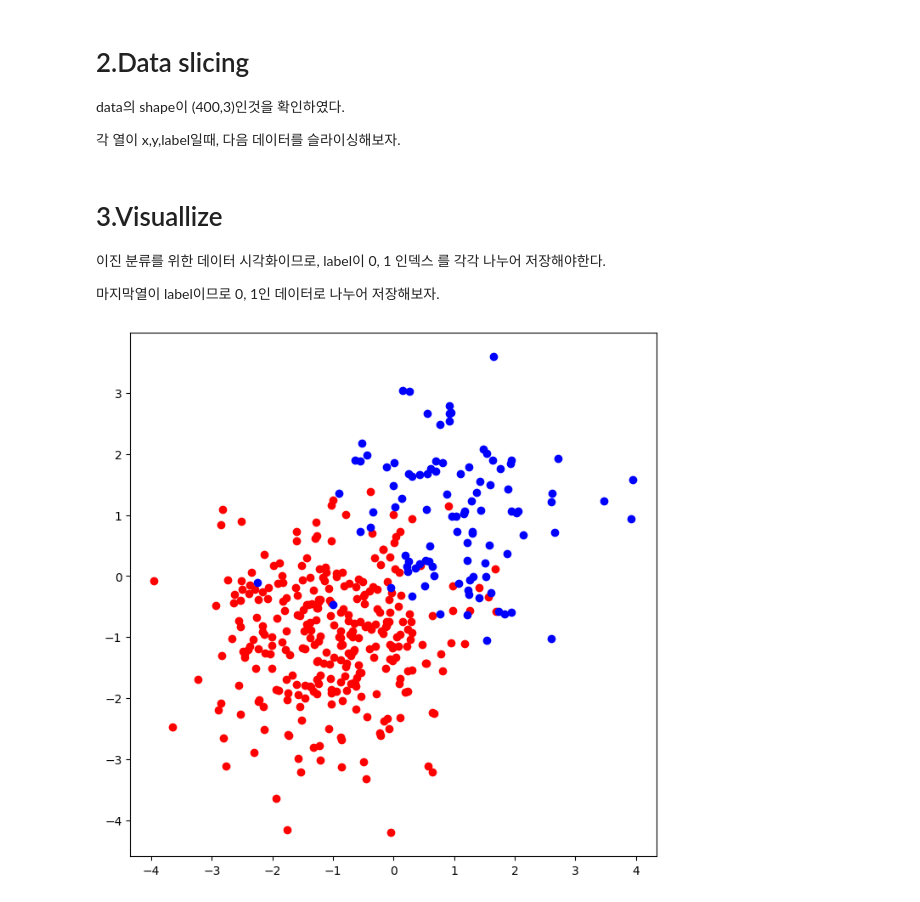
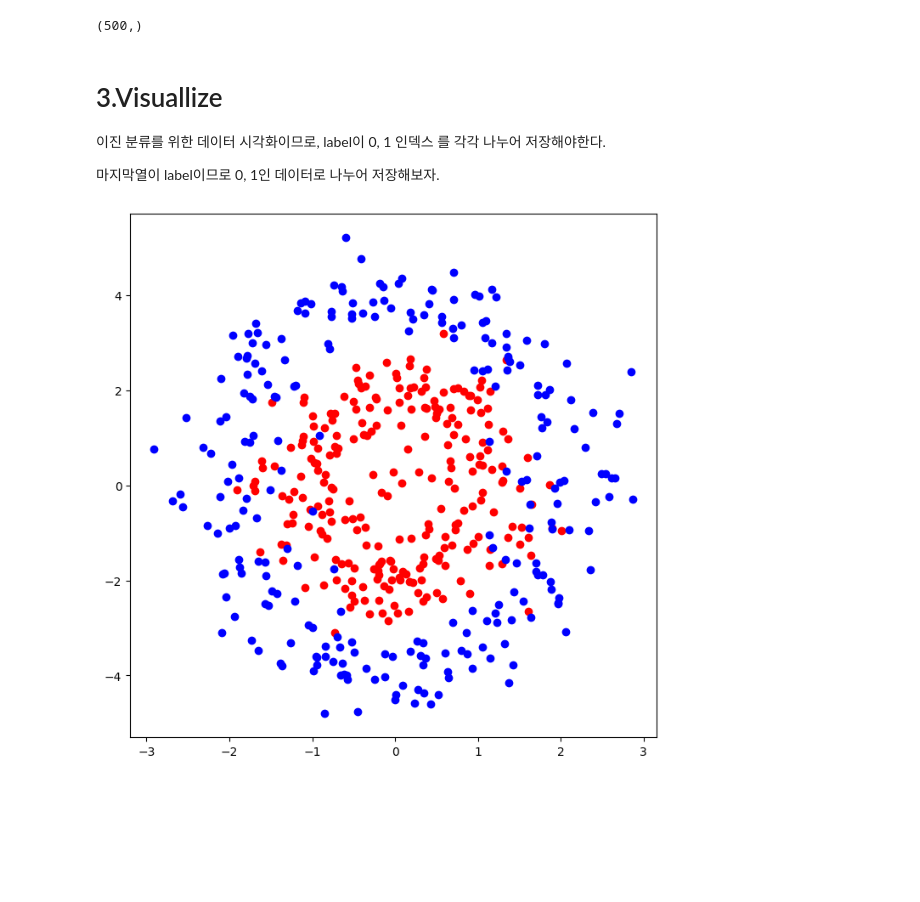
Before and after one commit to ha5804/Machine_learning, a Jupyter notebook: ch-03.classify/visulalize.ipynb, the cells around one changed output. Cells and saved outputs as stored; diff of their text form; code cells hidden in the pictures; blank space fills up the shorter version.

Commit message:
data process

```diff
--- a/ch-03.classify/visulalize.ipynb
+++ b/ch-03.classify/visulalize.ipynb
@@ -17,13 +3,37 @@ array([[ 0.64085733, -3.21326638,  0.        ],
-# %% [markdown]
-# 2.Data slicing
-
-data의 shape이 (400,3)인것을 확인하였다.
-
-각 열이 x,y,label일때, 다음 데이터를 슬라이싱해보자.
-# %%
-x = data[:, 0]
-y = data[: ,1]
-label = data[:, 2]
+# %%
+import numpy as np
+import matplotlib.pyplot as plt
+
+class MyData:
+    def __init__(self):
+        self.dir_train1 = "./data/data_train1.csv"
+        self.dir_train2 = "./data/data_train2.csv"
+        self.dir_test1 = "./data/data_test1.csv"
+        self.dir_test2 = "./data/data_test2.csv"
+
+    def get_data(self, split: str = 'train', index : int= 1):
+        if split.lower() == "train":
+            if index == 1:
+                dir = self.dir_train1
+            elif index == 2:
+                dir = self.dir_train2
+        elif split.lower() == "test":
+            if index == 1:
+                dir = self.dir_test1
+            elif index == 2:
+                dir = self.dir_test2
+
+        pt = np.genfromtxt(dir, delimiter = ",")
+        x = pt[:, 0]
+        y = pt[:, 1]
+        label = pt[:, 2]
+        return x, y, label
+
+data = MyData()
+x_train1, y_train1, label_train1 = data.get_data("train", 1)
+x_train1.shape
+# %% [output]
+(500,)
 # %% [markdown]
 # 3.Visuallize
 
@@ -31,14 +41,21 @@ label = data[:, 2]
 
 마지막열이 label이므로 0, 1인 데이터로 나누어 저장해보자.
 # %%
-plt.figure(figsize = (8,8))
-x1 = [x[i] for i in range(len(x)) if label[i] == 0]
-x2 = [x[i] for i in range(len(x)) if label[i] == 1]
-#len(x) = 400개의 샘플갯수동안, label[i]가 0 or 1이라면 x[i]로 저장하여 리스트화 해라.
-y1 = [y[i] for i in range(len(x)) if label[i] == 0]
-y2 = [y[i] for i in range(len(x)) if label[i] == 1]
-plt.scatter(x1, y1, marker = 'o', color = "red")
-plt.scatter(x2, y2, marker = 'o', color = 'blue')
-plt.show()
+class MyPlot:
+    def __init__(self):
+        self.figsize = (8,8)
+
+    def plot_point(self, x, y, label):
+        plt.figure(figsize = self.figsize)
+        x1 = [x[i] for i in range(len(x)) if label[i] == 0]
+        x2 = [x[i] for i in range(len(x)) if label[i] == 1]
+        y1 = [y[i] for i in range(len(y)) if label[i] == 0]
+        y2 = [y[i] for i in range(len(y)) if label[i] == 1]
+        plt.scatter(x1, y1, color = 'r', marker = 'o')
+        plt.scatter(x2, y2, color = 'b', marker = 'o')
+        plt.show()
+
+plot = MyPlot()
+plot.plot_point(x_train1, y_train1, label_train1)
 # %% [output]
-[figure, old version]
+[figure, new version]
```
Also changed, not shown: parts of 4 cells of this notebook, 12 other files.
